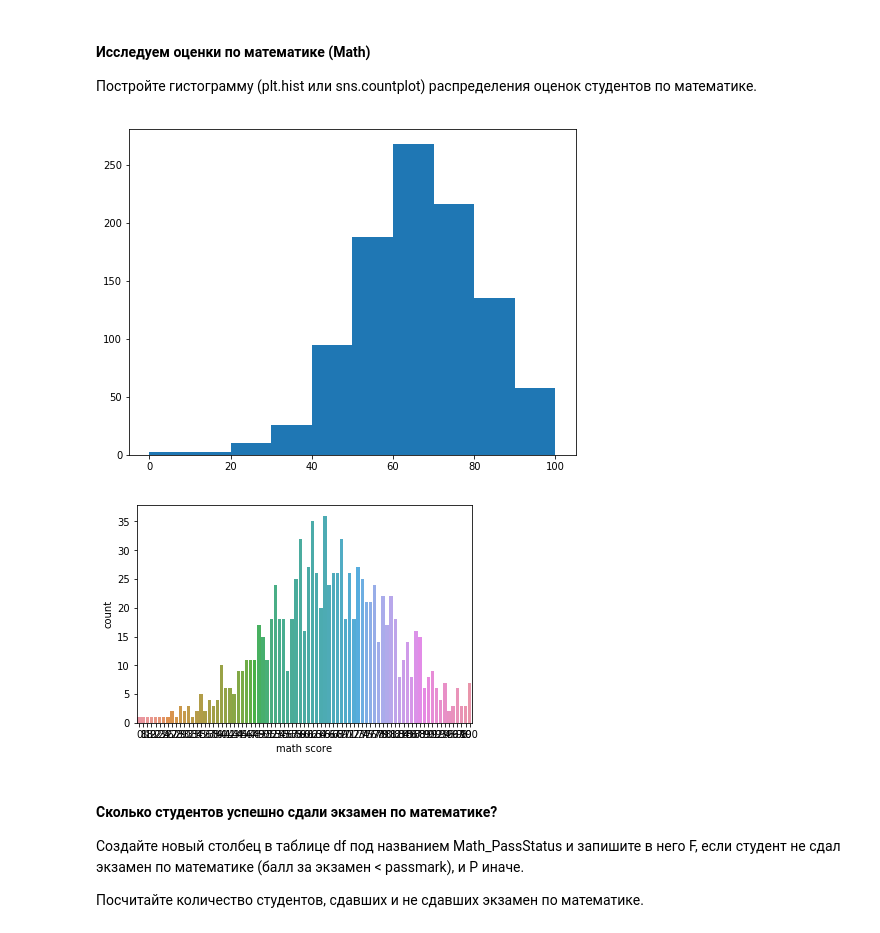
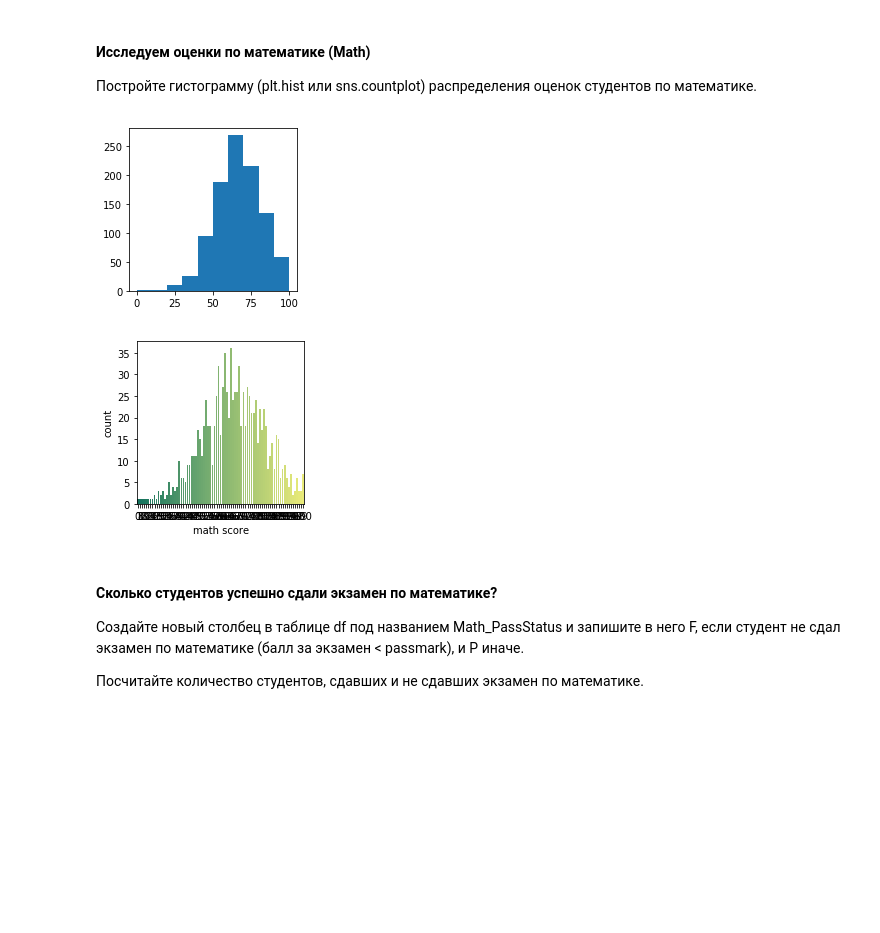
Before and after one commit to Murcha1990/ML_2019_november, a Jupyter notebook: Занятие 1/Seminar1_filled.ipynb, the cells around one changed output. Saved outputs shown, nothing was run; the diff lists cells and outputs as text; code cells hidden in the pictures; blank space fills up the shorter version.

```diff
--- a/Занятие 1/Seminar1_filled.ipynb
+++ b/Занятие 1/Seminar1_filled.ipynb
@@ -164,15 +176,17 @@ sns.barplot(x='test preparation course',y='math score',data=df,hue='lunch',\
 
 Постройте гистограмму (plt.hist или sns.countplot) распределения оценок студентов по математике.
 # %%
-plt.figure(figsize=(8,6))
+#your code here
+plt.figure(figsize=(3,3))
 plt.hist(df['math score'])
 plt.show()
-sns.countplot(x='math score',data=df)
+
+plt.figure(figsize=(3,3))
+sns.countplot(x='math score',data=df,palette='summer')
 plt.show()
-#your code here
 # %% [output]
-[figure, old version]
+[figure, new version]
-[figure, old version]
+[figure, new version]
 # %% [markdown]
 #### Сколько студентов успешно сдали экзамен по математике?
 
```
Also changed, not shown: parts of 34 cells of this notebook.
